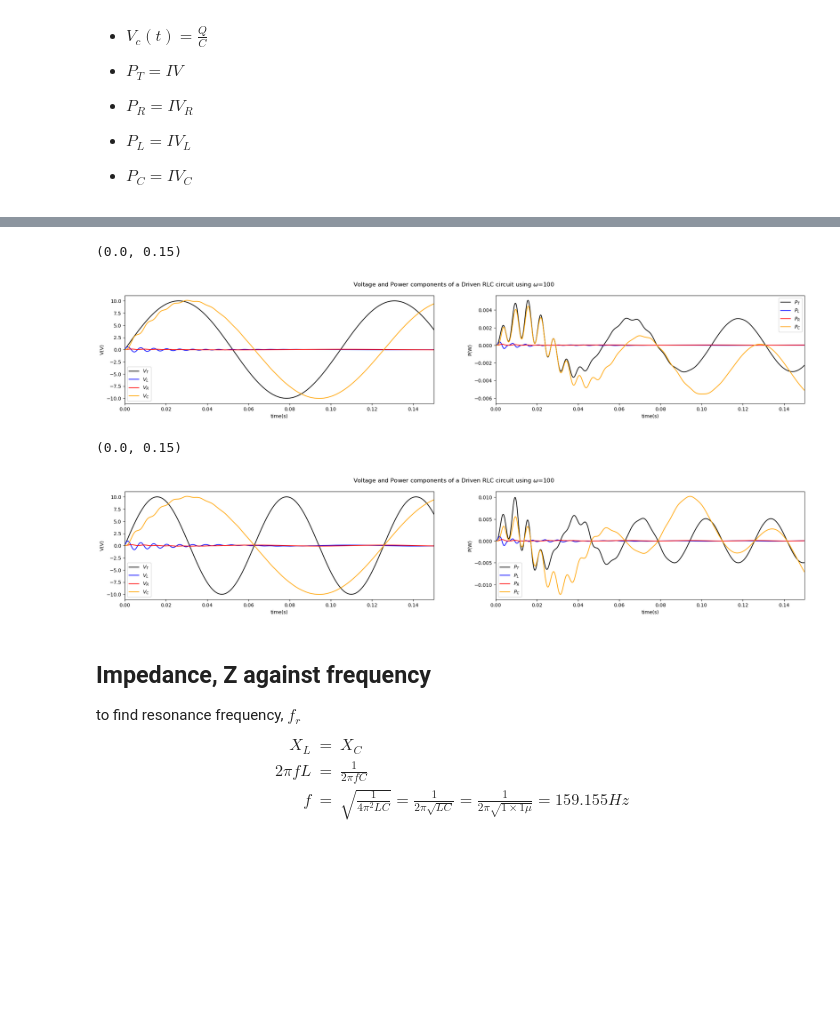
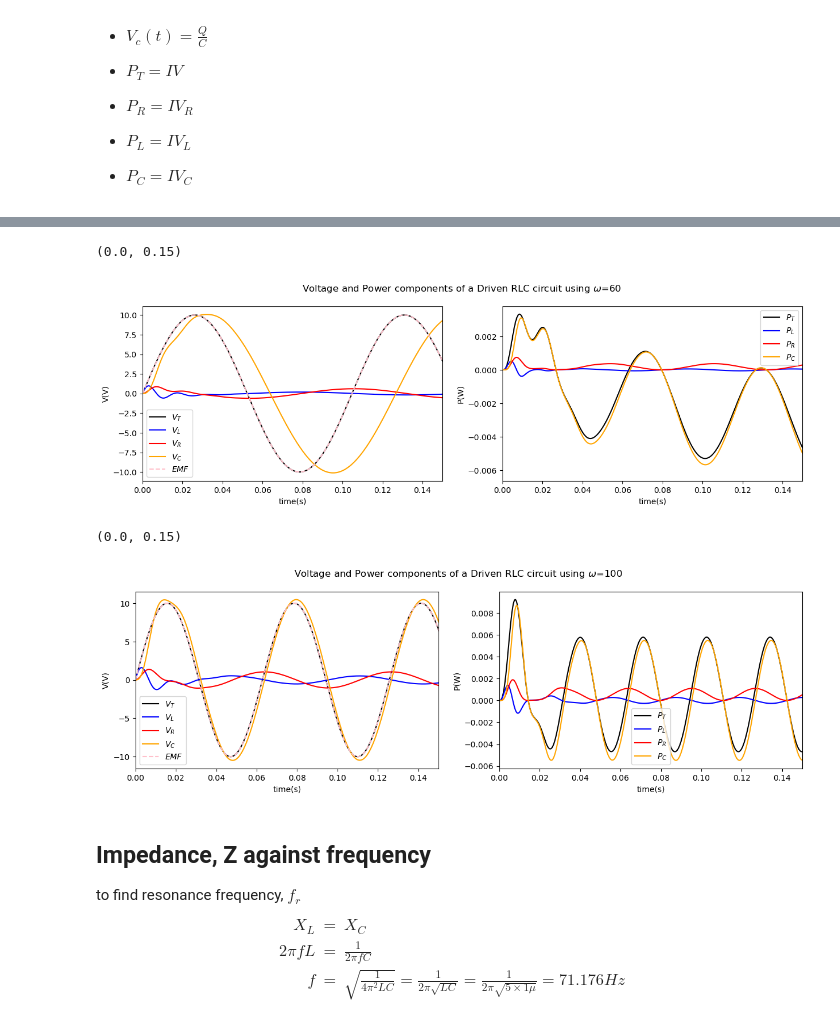
Before and after one commit to Bwimmin/Driven-RLC-Circuit, a Jupyter notebook: Driven RLC Circuit.ipynb, the cells around one changed output, grey strips where cells are left out. Saved outputs shown, nothing was run; the diff lists cells and outputs as text; code cells hidden in the pictures; blank space fills up the shorter version.

```diff
--- a/Driven RLC Circuit.ipynb
+++ b/Driven RLC Circuit.ipynb
@@ -66,7 +82,7 @@ def RLC (omega, C, L, R, FD, t, dt) :
 # %%
-A_Q50 ,A_I50, A_V50, A_P50,  N_I50, N_Q50, N_V50, N_P50 = RLC (50, C, L, R, FD, t, dt)
-A_Q60 ,A_I60, A_V60, A_P60,  N_I60, N_Q60, N_V60, N_P60 = RLC (60, C, L, R, FD, t, dt)
-A_Q100,A_I100,A_V100, A_P100,  N_I100, N_Q100, N_V100, N_P100 = RLC (100, C, L, R, FD, t, dt)
+A_Q50 ,A_I50, EMF50, A_P50,  N_I50, N_Q50, VT50, N_P50 = RLC (50, C, L, R, FD, t, dt)
+A_Q60 ,A_I60, EMF60, A_P60,  N_I60, N_Q60, VT60, N_P60 = RLC (60, C, L, R, FD, t, dt)
+A_Q100,A_I100,EMF100, A_P100,N_I100,N_Q100,VT100, N_P100 = RLC (100, C, L, R, FD, t, dt)
 # %%
 fig, (ax1, ax2, ax3, ax4) = plt.subplots(1, 4, figsize=(25, 4))
 
@@ -187,20 +219,22 @@ using $\omega=100$
 - $P_L = IV_L$
 - $P_C = IV_C$
 # %%
-def VandP_components (V, I, Q, R, L, C, dt) :
-    VT = V
+def VandP_components (VT, I, Q, R, L, C, dt) :
+
     VR = I*R
-    VL = L*np.diff(I)/dt
+    VL = L*np.gradient(I)/dt
     VC = Q/C
+    VT = VR+VL+VC
 
-    PT= I*VT
+
     PR = I*VR
-    PL = I[:-1]*VL
+    PL = I*VL
     PC = I*VC
+    PT= PR+PL+PC
 
     return VT, VR, VL, VC, PT, PR, PL, PC
 
-VT50, VR50, VL50, VC50, PT50, PR50, PL50, PC50 = VandP_components (A_V50, A_I50, A_Q50, R, L, C, dt)
-VT60, VR60, VL60, VC60, PT60, PR60, PL60, PC60 = VandP_components (A_V60, A_I60, A_Q50, R, L, C, dt)
-VT100, VR100, VL100, VC100, PT100, PR100, PL100, PC100 = VandP_components (A_V100, A_I100, A_Q50, R, L, C, dt)
+VT50_comp, VR50, VL50, VC50, PT50, PR50, PL50, PC50 = VandP_components (VT50, A_I50, A_Q50, R, L, C, dt)
+VT60_comp, VR60, VL60, VC60, PT60, PR60, PL60, PC60 = VandP_components (VT60, A_I60, A_Q50, R, L, C, dt)
+VT100_comp,  VR100, VL100, VC100, PT100, PR100, PL100, PC100 = VandP_components (VT100, A_I100, A_Q100, R, L, C, dt)
 # %%
@@ -235,51 +266,45 @@ ax2.set_xlim(0,0.15)
 # %%
-fig, (ax1, ax2) = plt.subplots(1, 2, figsize=(25, 4))
+fig, (ax1, ax2) = plt.subplots(1, 2, figsize=(15, 4))
 
-fig.suptitle(r'Voltage and Power components of a Driven RLC circuit using $\omega$=100')
-#ax1.set_xlim(0,100)
-#ax2.set_xlim(0,100)6
+fig.suptitle(r'Voltage and Power components of a Driven RLC circuit using $\omega$=60')
 
 ax1.plot(t,      VT60,     color = 'black' ,label = r'$V_T$',)
-ax1.plot(t[:-1], VL60,     color = 'blue'  ,label = r'$V_L $')
+ax1.plot(t,      VL60,     color = 'blue'  ,label = r'$V_L $')
 ax1.plot(t,      VR60,     color = 'red'   ,label = r'$V_R $')
 ax1.plot(t,      VC60,     color = 'orange',label = r'$V_C $')
+ax1.plot(t,      EMF60, '--',    color = 'pink' ,label = r'$EMF$',)
 ,
 ax2.plot(t,      PT60,    color = 'black', label = r'$P_T$')
-ax2.plot(t[:-1], PL60,    color = 'blue',  label = r'$P_L $')
+ax2.plot(t, PL60,    color = 'blue',  label = r'$P_L $')
 ax2.plot(t,      PR60,    color = 'red',   label = r'$P_R $')
 ax2.plot(t,      PC60,    color = 'orange',label = r'$P_C $')
-
-#ax1.set_title(r"$F_D$ = 1.35")
-#ax2.set_title(r"$F_D$ = 1.44")
 
 ax1.set(ylabel=r'V(V)', xlabel=r'time(s)')
 ax1.legend()
 ax2.set(ylabel=r'P(W)', xlabel=r'time(s)')
 ax2.legend()
 ax1.set_xlim(0,0.15)
 ax2.set_xlim(0,0.15)
 # %% [output]
 (0.0, 0.15)
-[figure, old version]
+[figure, new version]
 # %%
-fig, (ax1, ax2) = plt.subplots(1, 2, figsize=(25, 4))
+fig, (ax1, ax2) = plt.subplots(1, 2, figsize=(15, 4))
 
 fig.suptitle(r'Voltage and Power components of a Driven RLC circuit using $\omega$=100')
-#ax1.set_xlim(0,100)
-#ax2.set_xlim(0,100)6
 
-ax1.plot(t,      VT100,     color = 'black' ,label = r'$V_T$',)
-ax1.plot(t[:-1], VL100,     color = 'blue'  ,label = r'$V_L $')
+
+ax1.plot(t,      VT100_comp,     color = 'black' ,label = r'$V_T$',)
+ax1.plot(t,      VL100,     color = 'blue'  ,label = r'$V_L $')
 ax1.plot(t,      VR100,     color = 'red'   ,label = r'$V_R $')
 ax1.plot(t,      VC100,     color = 'orange',label = r'$V_C $')
+ax1.plot(t,      EMF100, '--',    color = 'pink' ,label = r'$EMF$',)
 
 ax2.plot(t,      PT100,    color = 'black', label = r'$P_T$')
-ax2.plot(t[:-1], PL100,    color = 'blue',  label = r'$P_L $')
+ax2.plot(t, PL100,    color = 'blue',  label = r'$P_L $')
 ax2.plot(t,      PR100,    color = 'red',   label = r'$P_R $')
 ax2.plot(t,      PC100,    color = 'orange',label = r'$P_C $')
 
-#ax1.set_title(r"$F_D$ = 1.35")
-#ax2.set_title(r"$F_D$ = 1.44")
 
 ax1.set(ylabel=r'V(V)', xlabel=r'time(s)')
 ax1.legend()
@@ -289,12 +314,12 @@ ax1.set_xlim(0,0.15)
 ax2.set_xlim(0,0.15)
 # %% [output]
 (0.0, 0.15)
-[figure, old version]
+[figure, new version]
 # %% [markdown]
 ## Impedance, Z against frequency
 to find resonance frequency, $f_r$
 $$\begin{eqnarray}
-X_{L}&=& X_{C}\\ 2\pi fL&=& \frac{1}{2\pi fC}\\f&=&\sqrt{\frac{1}{4\pi^{2}LC}}=\frac{1}{2\pi \sqrt{LC}} = \frac{1}{2\pi \sqrt{1\times 1\mu}} = 159.155 Hz
+X_{L}&=& X_{C}\\ 2\pi fL&=& \frac{1}{2\pi fC}\\f&=&\sqrt{\frac{1}{4\pi^{2}LC}}=\frac{1}{2\pi \sqrt{LC}} = \frac{1}{2\pi \sqrt{5\times 1\mu}} = 71.176 Hz
 \end{eqnarray}$$
 # %%
 f = np.arange(1,300,0.01)
```
Also changed, not shown: parts of 14 cells of this notebook.
